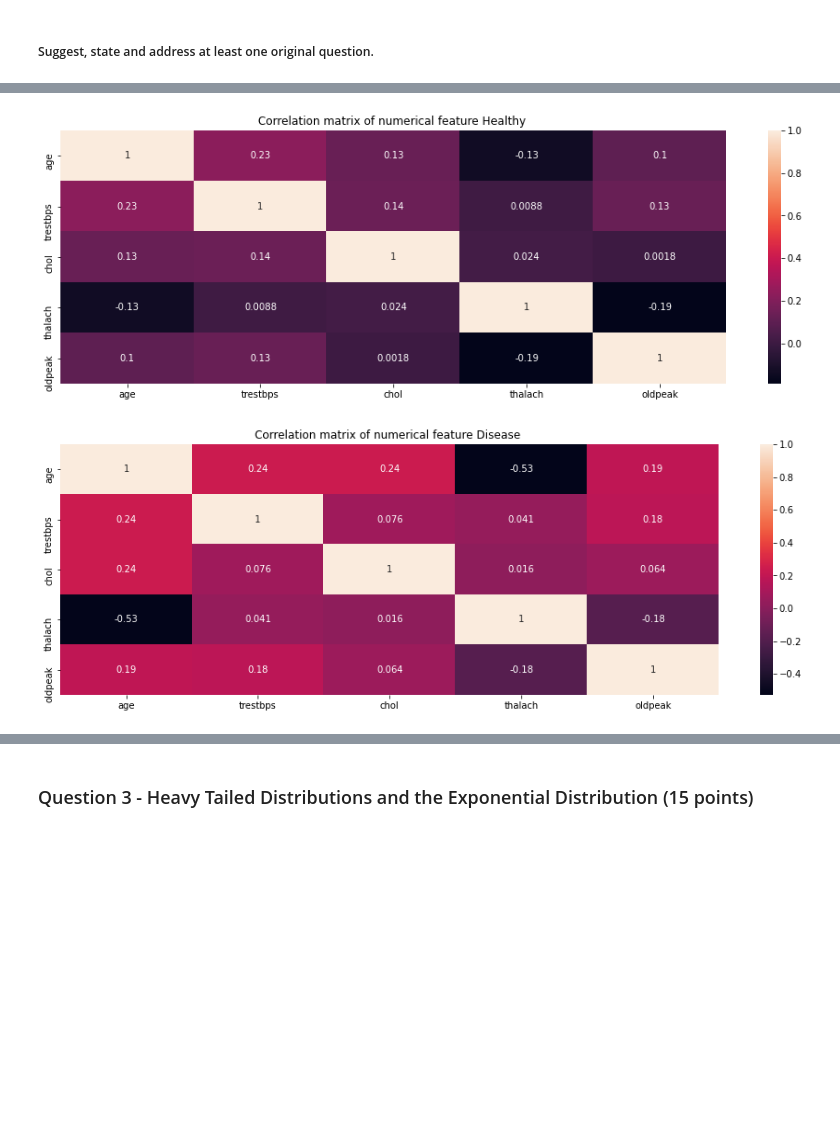
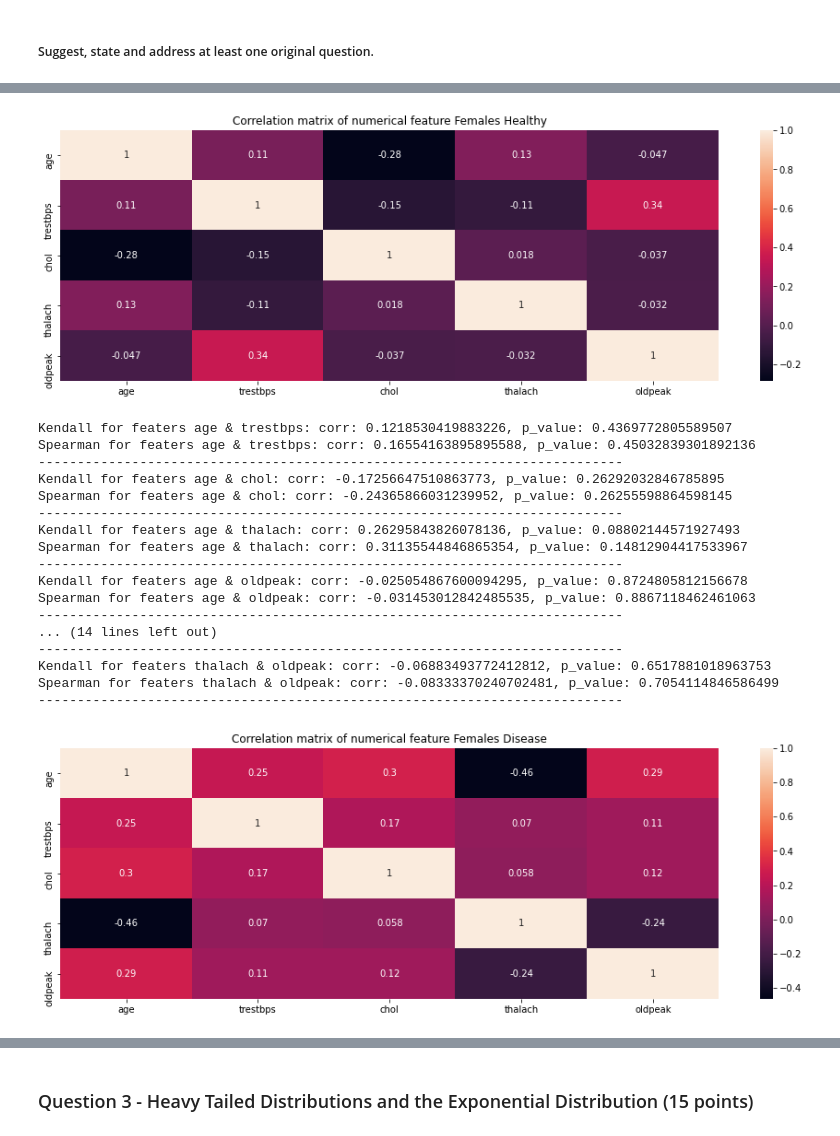
Before and after one commit to leeaz97/SatisticsIDC, a Jupyter notebook: HW3.ipynb, the cells around one changed output, grey strips where cells are left out. Saved outputs shown, nothing was run; the diff lists cells and outputs as text; code cells hidden in the pictures; blank space fills up the shorter version.

```diff
--- a/HW3.ipynb
+++ b/HW3.ipynb
@@ -296,6 +338,8 @@ sns.heatmap(df.isnull(),yticklabels=False,cbar=False,cmap='viridis')
 ##### Using confidence intervals determine for which numerical features you can state with confidence of 95% that the healthy population (target = 0) mean is larger/smaller than the disease population (target = 1) mean.
 # %%
 # using formula Difference in proportions from the lect
+healthy = df.loc[df['target'] == 0]
+disease = df.loc[df['target'] == 1]
 alpha = 0.05 #confidence of 95%
 guma = norm.ppf(1-alpha/2)
 
@@ -562,23 +607,22 @@ Attempt to find correlation for different populations: males, females, healthy ,
 # %%
-correlation_mat = df[df["sex"] == 1][numerical_features].corr()
+options_to_corr = [("age","trestbps"),("age","chol"),("age","thalach"),("age","oldpeak"),
+                   ("trestbps","chol"),("trestbps","thalach"),("trestbps","oldpeak"),
+                   ("chol","thalach"),("chol","oldpeak"),
+                   ("thalach","oldpeak")]
+
+correlation_mat = df[(df["sex"] == 1) & (df["target"] == 'healthy')][numerical_features].corr()
 plt.figure(figsize = (16,5))
 sns.heatmap(correlation_mat, annot = True)
-plt.title("Correlation matrix of numerical feature Males ")
+plt.title("Correlation matrix of numerical feature Males Healthy")
 plt.show()
-kendall_tau, kendall_p_value = stats.kendalltau(X, Y)
-print("Kendall for featers {} & {}: corr: {}, p_value: {}".format(c[0],c[1],kendall_tau,kendall_p_value))
-spearmanr_rho, spearmanr_p_value = stats.spearmanr(X, Y)
-print("Spearman for featers {} & {}: corr: {}, p_value: {}".format(c[0],c[1],spearmanr_rho,spearmanr_p_value))
-print("---------------------------------------------------------------------------")
 
-correlation_mat = df[df["sex"] == 0][numerical_features].corr()
+correlation_kendall_sperman_for_set_features(df[(df["sex"] == 1) & (df["target"] == 'healthy')],options_to_corr)
+
+correlation_mat = df[(df["sex"] == 1) & (df["target"] == 'disease')][numerical_features].corr()
 plt.figure(figsize = (16,5))
 sns.heatmap(correlation_mat, annot = True)
-plt.title("Correlation matrix of numerical feature Females ")
+plt.title("Correlation matrix of numerical feature Males Disease")
 plt.show()
-kendall_tau, kendall_p_value = stats.kendalltau(X, Y)
-print("Kendall for featers {} & {}: corr: {}, p_value: {}".format(c[0],c[1],kendall_tau,kendall_p_value))
-spearmanr_rho, spearmanr_p_value = stats.spearmanr(X, Y)
-print("Spearman for featers {} & {}: corr: {}, p_value: {}".format(c[0],c[1],spearmanr_rho,spearmanr_p_value))
-print("---------------------------------------------------------------------------")
+
+correlation_kendall_sperman_for_set_features(df[(df["sex"] == 1) & (df["target"] == 'disease')],options_to_corr)
 # %% [output]
@@ -587,15 +665,36 @@ AttributeError: 'DataFrame' object has no attribute 'kendalltau'
 # %%
-correlation_mat = df[df["target"] == 0][numerical_features].corr()
+correlation_mat = df[(df["sex"] == 0) & (df["target"] == 'healthy')][numerical_features].corr()
 plt.figure(figsize = (16,5))
 sns.heatmap(correlation_mat, annot = True)
-plt.title("Correlation matrix of numerical feature Healthy ")
+plt.title("Correlation matrix of numerical feature Females Healthy")
 plt.show()
 
-correlation_mat = df[df["target"] == 1][numerical_features].corr()
+correlation_kendall_sperman_for_set_features(df[(df["sex"] == 0) & (df["target"] == 'healthy')],options_to_corr)
+
+correlation_mat = df[(df["sex"] == 0) & (df["target"] == 'disease')][numerical_features].corr()
 plt.figure(figsize = (16,5))
 sns.heatmap(correlation_mat, annot = True)
-plt.title("Correlation matrix of numerical feature Disease ")
+plt.title("Correlation matrix of numerical feature Females Disease")
 plt.show()
+
+correlation_kendall_sperman_for_set_features(df[(df["sex"] == 0) & (df["target"] == 'disease')],options_to_corr)
 # %% [output]
-[figure, old version]
+[figure, new version]
+Kendall for featers age & trestbps: corr: 0.1218530419883226, p_value: 0.4369772805589507
+Spearman for featers age & trestbps: corr: 0.16554163895895588, p_value: 0.45032839301892136
+---------------------------------------------------------------------------
+Kendall for featers age & chol: corr: -0.17256647510863773, p_value: 0.26292032846785895
+Spearman for featers age & chol: corr: -0.24365866031239952, p_value: 0.26255598864598145
+---------------------------------------------------------------------------
+Kendall for featers age & thalach: corr: 0.26295843826078136, p_value: 0.08802144571927493
+Spearman for featers age & thalach: corr: 0.31135544846865354, p_value: 0.14812904417533967
+---------------------------------------------------------------------------
+Kendall for featers age & oldpeak: corr: -0.025054867600094295, p_value: 0.8724805812156678
+Spearman for featers age & oldpeak: corr: -0.031453012842485535, p_value: 0.8867118462461063
+---------------------------------------------------------------------------
+... (14 lines left out)
+---------------------------------------------------------------------------
+Kendall for featers thalach & oldpeak: corr: -0.06883493772412812, p_value: 0.6517881018963753
+Spearman for featers thalach & oldpeak: corr: -0.08333370240702481, p_value: 0.7054114846586499
+---------------------------------------------------------------------------
-[figure, old version]
+[figure, new version]
```
Also changed, not shown: parts of 36 cells of this notebook.
